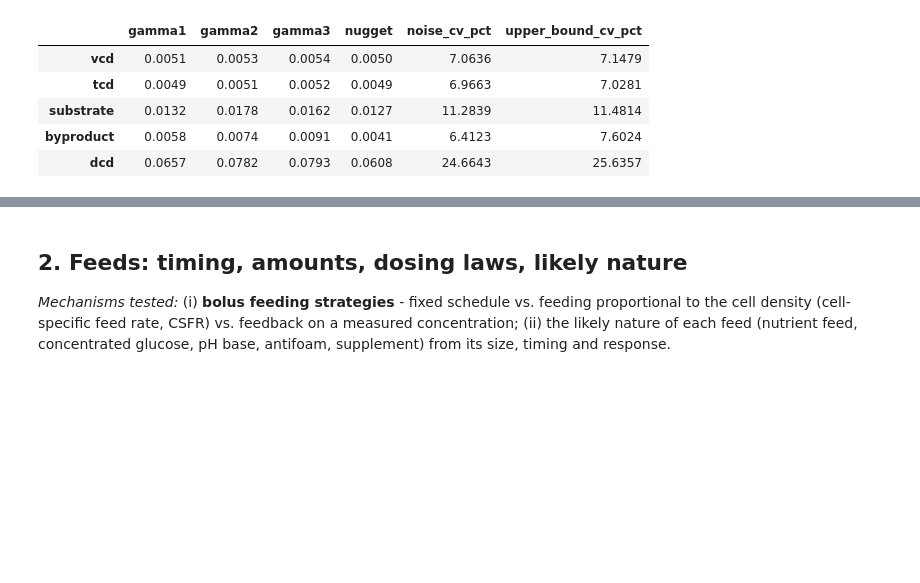
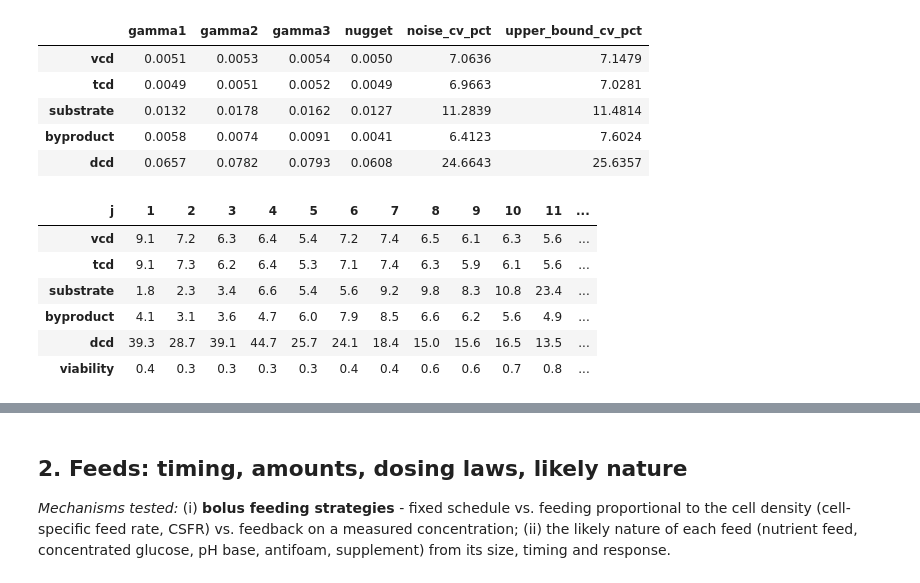
Before and after one commit to SwissDataScienceCenter/SDSC-STEM4Health-group10, a Jupyter notebook: notebooks/04_data_deep_dive.ipynb, the cells around one changed output, grey strips where cells are left out. Cells and saved outputs as stored; diff of their text form; code cells hidden in the pictures; blank space fills up the shorter version.

```diff
--- a/notebooks/04_data_deep_dive.ipynb
+++ b/notebooks/04_data_deep_dive.ipynb
@@ -262,3 +262,21 @@ display(noise.round(4))
 | substrate | 0.0132 | 0.0178 | 0.0162 | 0.0127 | 11.2839 | 11.4814 |
 | byproduct | 0.0058 | 0.0074 | 0.0091 | 0.0041 | 6.4123 | 7.6024 |
 | dcd | 0.0657 | 0.0782 | 0.0793 | 0.0608 | 24.6643 | 25.6357 |
+# %%
+# Second-difference estimate per sample index: e_j = d_j - (d_{j-1} + d_{j+1})/2 removes any smooth batch effect;
+# for white noise Var(e) = 1.5 sigma^2.
+nz = {}
+for v in LOGV + ["viability"]:
+    Lw = np.log(meas.pivot(index="batch_id", columns="j", values=v))
+    dev = Lw - Lw.mean()
+    e = dev - 0.5 * (dev.shift(1, axis=1) + dev.shift(-1, axis=1))
+    nz[v] = 100 * np.sqrt((e ** 2).mean() / 1.5)
+display(pd.DataFrame(nz).T[list(range(1, 13))].round(1))
+# %% [output]
+| j | 1 | 2 | 3 | 4 | 5 | 6 | 7 | 8 | 9 | 10 | 11 | ... |
+| vcd | 9.1 | 7.2 | 6.3 | 6.4 | 5.4 | 7.2 | 7.4 | 6.5 | 6.1 | 6.3 | 5.6 | ... |
+| tcd | 9.1 | 7.3 | 6.2 | 6.4 | 5.3 | 7.1 | 7.4 | 6.3 | 5.9 | 6.1 | 5.6 | ... |
+| substrate | 1.8 | 2.3 | 3.4 | 6.6 | 5.4 | 5.6 | 9.2 | 9.8 | 8.3 | 10.8 | 23.4 | ... |
+| byproduct | 4.1 | 3.1 | 3.6 | 4.7 | 6.0 | 7.9 | 8.5 | 6.6 | 6.2 | 5.6 | 4.9 | ... |
+| dcd | 39.3 | 28.7 | 39.1 | 44.7 | 25.7 | 24.1 | 18.4 | 15.0 | 15.6 | 16.5 | 13.5 | ... |
+| viability | 0.4 | 0.3 | 0.3 | 0.3 | 0.3 | 0.4 | 0.4 | 0.6 | 0.6 | 0.7 | 0.8 | ... |
```
Also changed, not shown: parts of 9 cells of this notebook, 3 other files.
